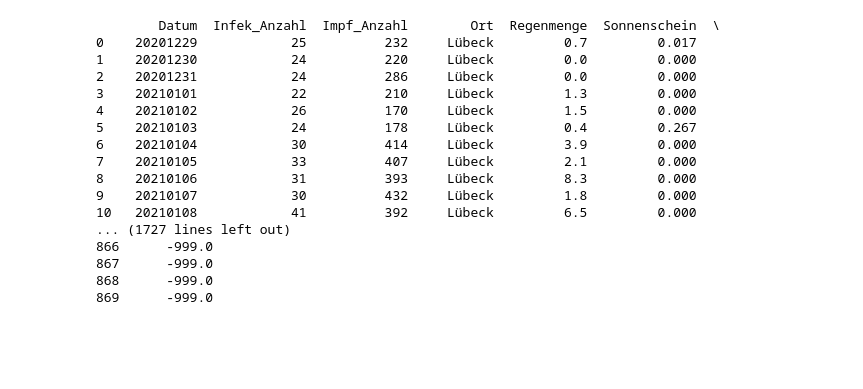
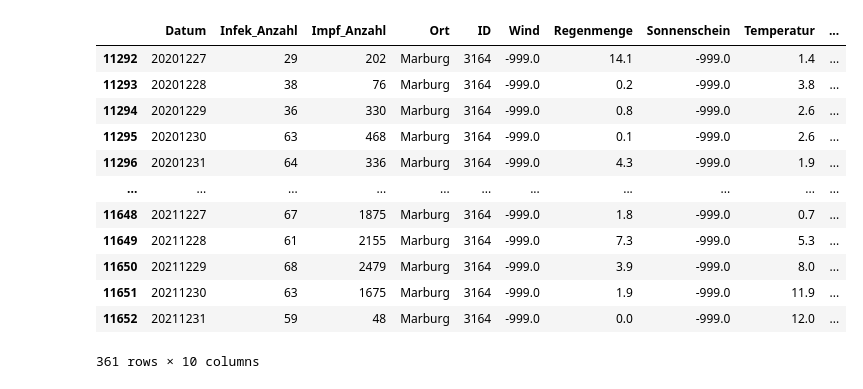
Before and after one commit to Justus-G/umr-data-integration-project, a Jupyter notebook: 2_integration/dataintegration.ipynb, the cells around one changed output. Cells and saved outputs as stored; diff of their text form; code cells hidden in the pictures; blank space fills up the shorter version.

```diff
--- a/2_integration/dataintegration.ipynb
+++ b/2_integration/dataintegration.ipynb
@@ -85,28 +92,27 @@ result = pd.merge(result, regional_schluessel, on=['ID'])
 result = result.drop(result.columns[[1]], axis=1)
 
 wetterResult = pd.merge(wetter_daten, wetter_stationen, on=['ID'])
-wetterResult = wetterResult.drop(wetterResult.columns[[0]], axis=1)
+#wetterResult = wetterResult.drop(wetterResult.columns[[0]], axis=1)
 
 result = pd.merge(result, wetterResult, on=['Datum', 'Ort'])
 
 #result
-with pd.option_context('display.max_rows', None):
-    print(result)
+#with pd.option_context('display.max_rows', None):
+#    print(result)
+result.to_csv('resultFile.txt', sep=',', encoding='utf-8')
-# %% [output]
-        Datum  Infek_Anzahl  Impf_Anzahl        Ort  Regenmenge  Sonnenschein  \
-0    20201229            25          232     Lübeck         0.7         0.017
-1    20201230            24          220     Lübeck         0.0         0.000
-2    20201231            24          286     Lübeck         0.0         0.000
-3    20210101            22          210     Lübeck         1.3         0.000
-4    20210102            26          170     Lübeck         1.5         0.000
-5    20210103            24          178     Lübeck         0.4         0.267
-6    20210104            30          414     Lübeck         3.9         0.000
-7    20210105            33          407     Lübeck         2.1         0.000
-8    20210106            31          393     Lübeck         8.3         0.000
-9    20210107            30          432     Lübeck         1.8         0.000
-10   20210108            41          392     Lübeck         6.5         0.000
-... (1727 lines left out)
-866      -999.0
-867      -999.0
-868      -999.0
-869      -999.0
+# %%
+result.loc[result['Ort'] == 'Marburg']
+# %% [output]
+|  | Datum | Infek_Anzahl | Impf_Anzahl | Ort | ID | Wind | Regenmenge | Sonnenschein | Temperatur | ... |
+| 11292 | 20201227 | 29 | 202 | Marburg | 3164 | -999.0 | 14.1 | -999.0 | 1.4 | ... |
+| 11293 | 20201228 | 38 | 76 | Marburg | 3164 | -999.0 | 0.2 | -999.0 | 3.8 | ... |
+| 11294 | 20201229 | 36 | 330 | Marburg | 3164 | -999.0 | 0.8 | -999.0 | 2.6 | ... |
+| 11295 | 20201230 | 63 | 468 | Marburg | 3164 | -999.0 | 0.1 | -999.0 | 2.6 | ... |
+| 11296 | 20201231 | 64 | 336 | Marburg | 3164 | -999.0 | 4.3 | -999.0 | 1.9 | ... |
+| ... | ... | ... | ... | ... | ... | ... | ... | ... | ... | ... |
+| 11648 | 20211227 | 67 | 1875 | Marburg | 3164 | -999.0 | 1.8 | -999.0 | 0.7 | ... |
+| 11649 | 20211228 | 61 | 2155 | Marburg | 3164 | -999.0 | 7.3 | -999.0 | 5.3 | ... |
+| 11650 | 20211229 | 68 | 2479 | Marburg | 3164 | -999.0 | 3.9 | -999.0 | 8.0 | ... |
+| 11651 | 20211230 | 63 | 1675 | Marburg | 3164 | -999.0 | 1.9 | -999.0 | 11.9 | ... |
+| 11652 | 20211231 | 59 | 48 | Marburg | 3164 | -999.0 | 0.0 | -999.0 | 12.0 | ... |
+361 rows × 10 columns
```
Also changed, not shown: parts of 10 cells of this notebook, 10 other files.
